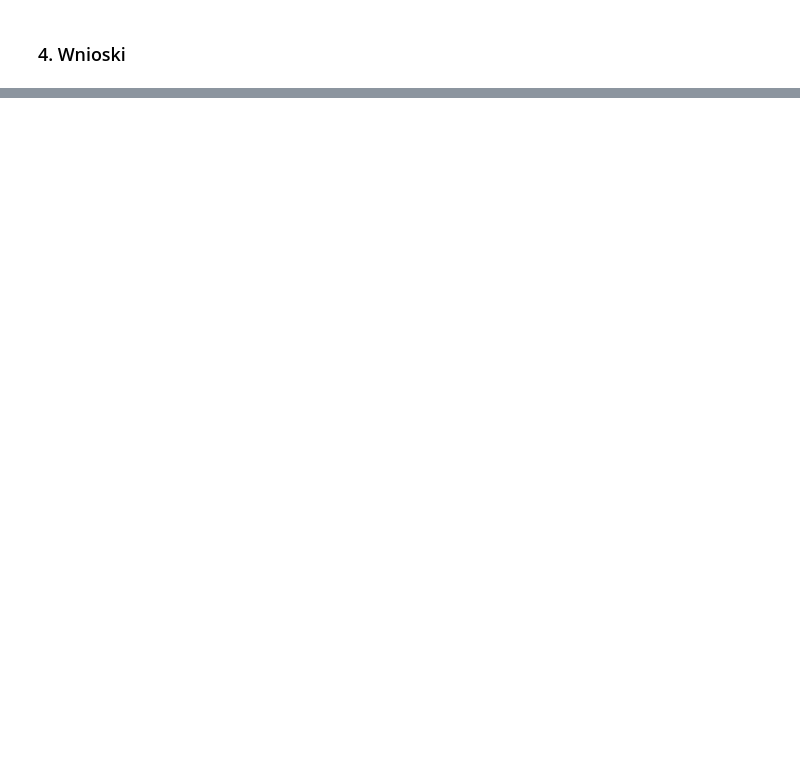
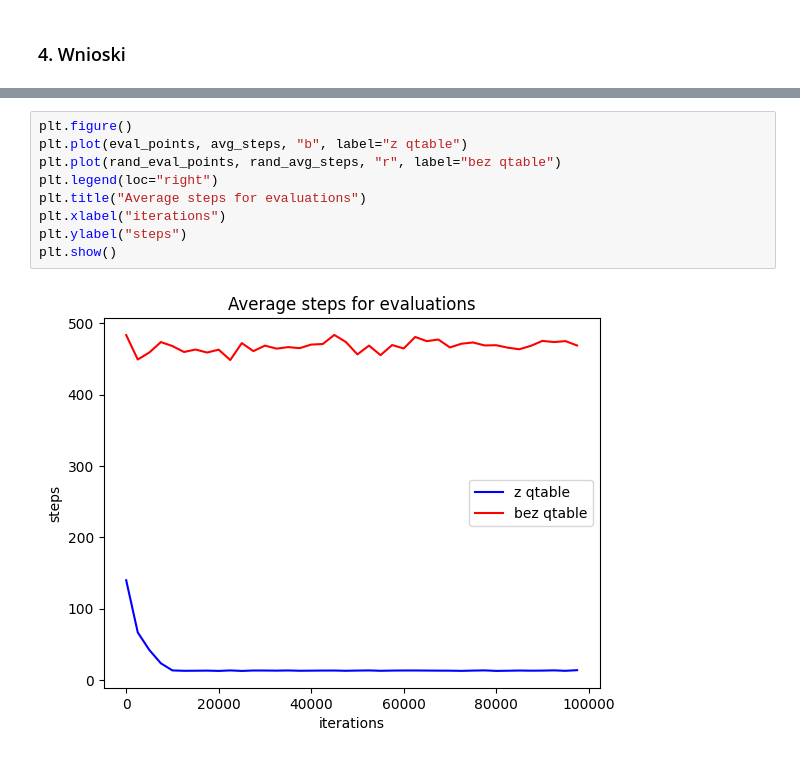
Before and after one commit to kucjan/wsi22Z-kuc, a Jupyter notebook: lab6/report/report_notebook.ipynb, the cells around one changed output, grey strips where cells are left out. Drawn from its saved outputs; the diff is of its cells as text; blank space fills up the shorter version.

```diff
--- a/lab6/report/report_notebook.ipynb
+++ b/lab6/report/report_notebook.ipynb
@@ -135,0 +177,11 @@ plt.show()
+# %%
+plt.figure()
+plt.plot(eval_points, avg_steps, "b", label="z qtable")
+plt.plot(rand_eval_points, rand_avg_steps, "r", label="bez qtable")
+plt.legend(loc="right")
+plt.title("Average steps for evaluations")
+plt.xlabel("iterations")
+plt.ylabel("steps")
+plt.show()
+# %% [output]
+[figure, added]
```
Also changed, not shown: parts of 17 cells of this notebook, 1 other file.
